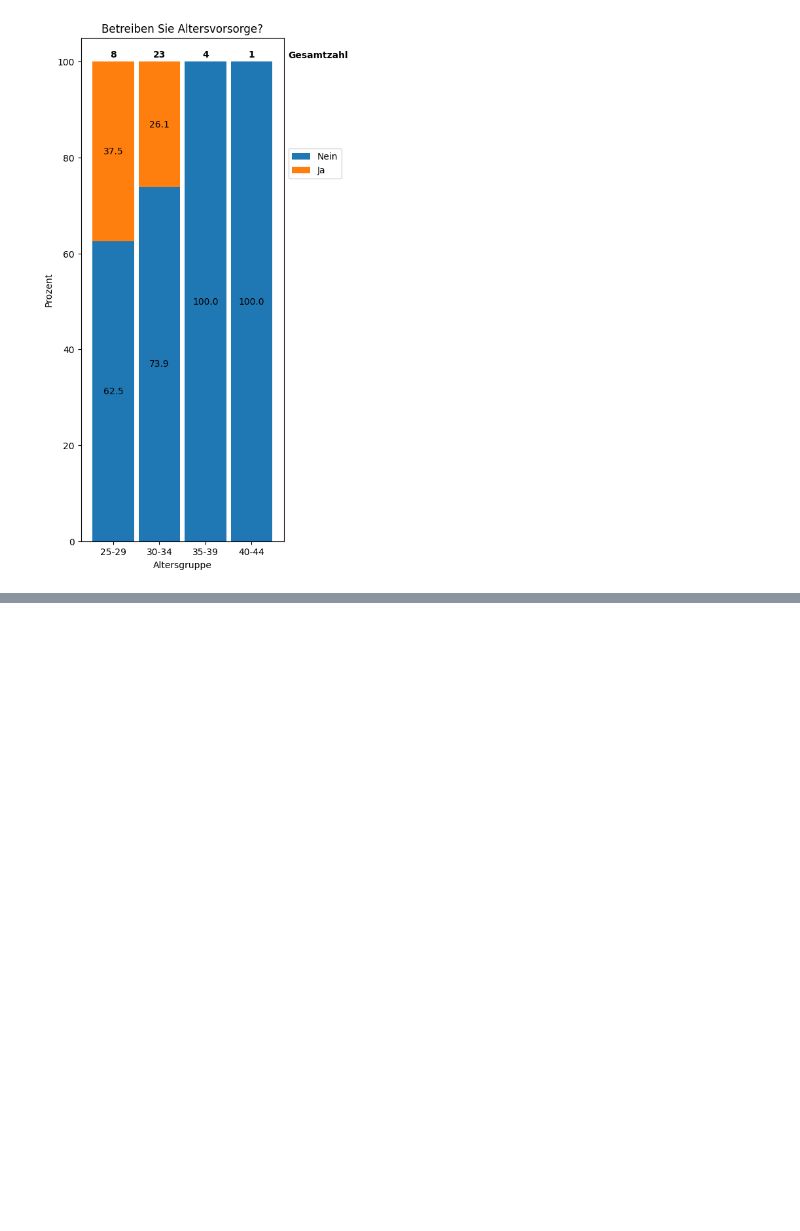
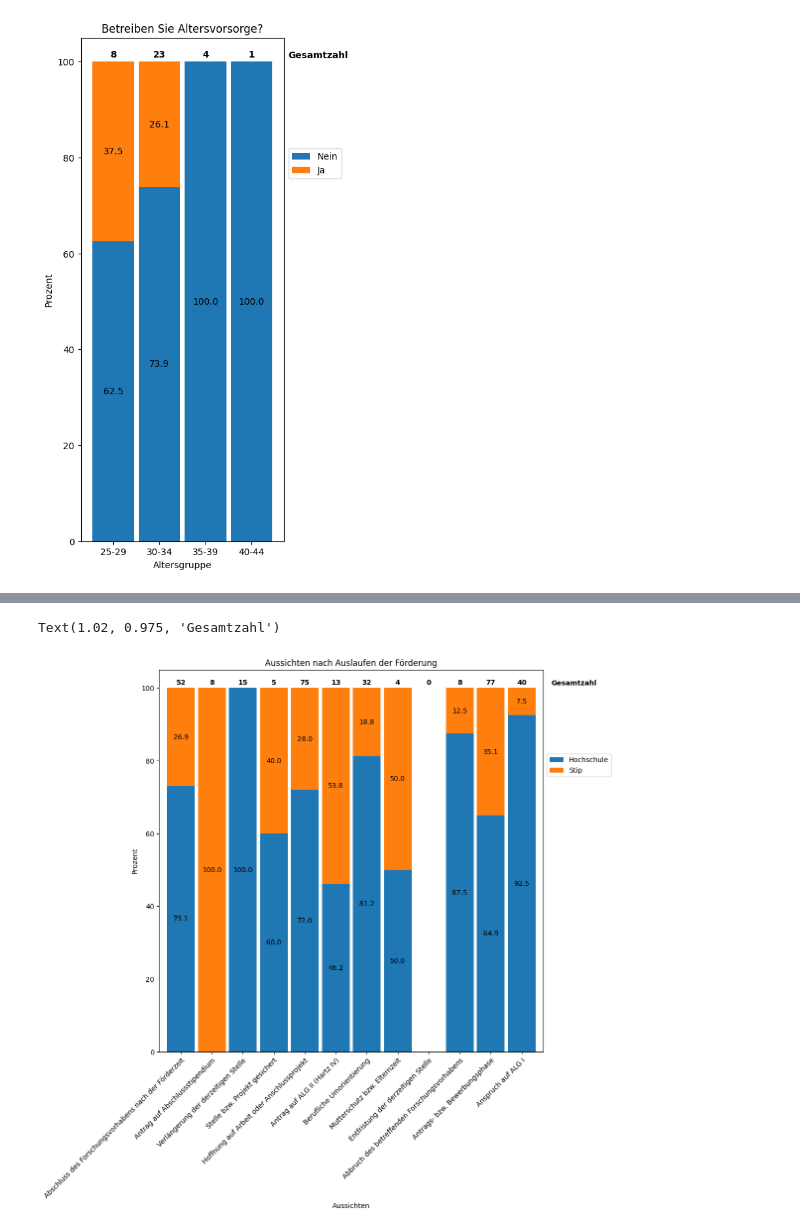
Before and after one commit to michaelgerloff/Survey_working_conditions_art_history, a Jupyter notebook: notebooks/02_Correlation_Analysis.ipynb, the cells around one changed output, grey strips where cells are left out. Drawn from its saved outputs; the diff is of its cells as text; code cells hidden in the pictures; blank space fills up the shorter version.

Commit message:
additional visualizations Doctoral Researchers

```diff
--- a/notebooks/02_Correlation_Analysis.ipynb
+++ b/notebooks/02_Correlation_Analysis.ipynb
@@ -1624,0 +1794,8 @@ fig.savefig('../reports/figures/DR_02_Altersvorsorge_Stips.png', bbox_inches='ti
+# %%
+original_columns = [col for col in DR_df.columns if (col.startswith('S_')) | (col.startswith('U_'))]
+# %%
+
+# Step 1: Identify the unique entries after S_ and U_
+unique_entries = set(col[2:] for col in original_columns)
+
+unique_entries
@@ -1624,0 +1834,3 @@ fig.savefig('../reports/figures/DR_02_Altersvorsorge_Stips.png', bbox_inches='ti
+# %%
+unique_entries = list(unique_entries)
+df_new[unique_entries]
@@ -1624,0 +1851,3 @@ fig.savefig('../reports/figures/DR_02_Altersvorsorge_Stips.png', bbox_inches='ti
+# %%
+DR_expec_df, DR_expec_perc = cross_analysis_one_hot( unique_entries, [UH_career, S_career], df=df_new)
+DR_expec_df
@@ -1624,0 +1868,31 @@ fig.savefig('../reports/figures/DR_02_Altersvorsorge_Stips.png', bbox_inches='ti
+# %%
+ax = DR_expec_df[DR_expec_perc].plot(kind='bar',
+                        stacked=True,
+                        figsize=(10, 10),
+                        #rot=45,
+                        ylabel='Prozent',
+                        xlabel='Aussichten',
+                        width=0.9,
+                        title='Aussichten nach Auslaufen der Förderung'
+                        )
+
+# add percentage labels into the bars
+for c in ax.containers:
+    # Optional: if the segment is small or 0, customize the labels
+    labels = [v.get_height() if v.get_height() > 0 else '' for v in c]
+    # remove the labels parameter if it's not needed for customized labels
+    ax.bar_label(c, fmt=lambda x: f'{x:.1f}' if x > 0 else '', label_type='center')
+
+ax.set_xticklabels(unique_entries, rotation=45, ha='right', rotation_mode='anchor')
+ax.legend(loc='center left', bbox_to_anchor=(1, 0.75), labels=['Hochschule', 'Stip'])
+
+#add total values of entries above bar
+y_offset = 4
+for i, total in enumerate(DR_expec_df['totals']):
+    ax.text(DR_expec_df['totals'].reset_index().index[i], y= 101, s = int(total), ha='center',
+    weight='bold')
+
+ax.text(1.02, 0.975, 'Gesamtzahl', transform=ax.transAxes, fontsize=10, verticalalignment='top', weight='bold')
+# %% [output]
+Text(1.02, 0.975, 'Gesamtzahl')
+[figure, added]
```
Also changed, not shown: parts of 38 cells of this notebook, 4 other files.
